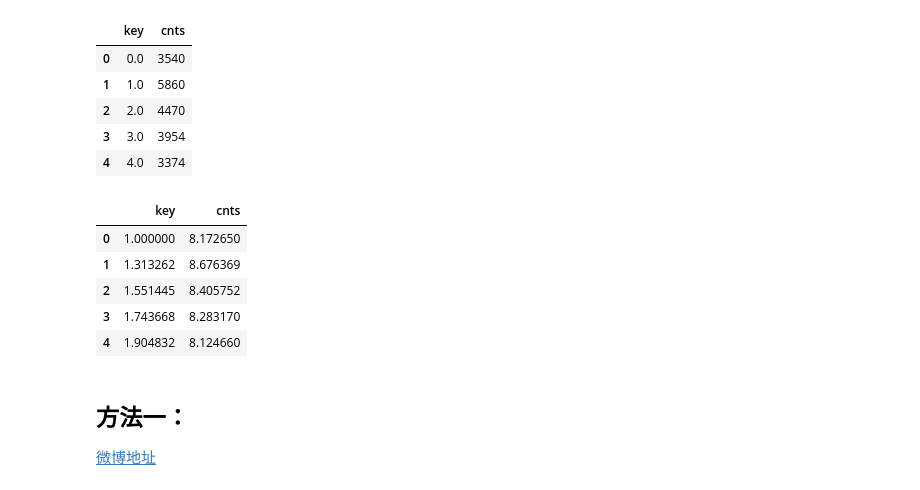
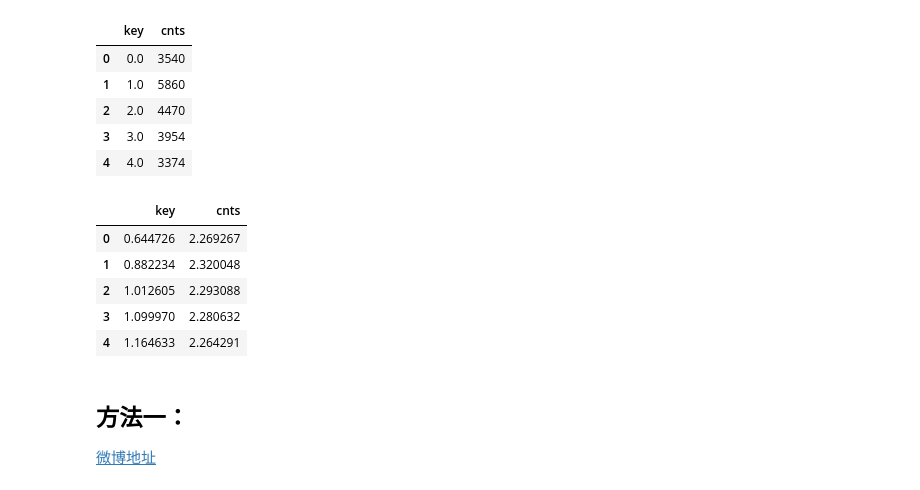
Before and after one commit to Dcwjh/Python, a Jupyter notebook: 曲线.ipynb, the cells around one changed output. Cells and saved outputs as stored; diff of their text form; code cells hidden in the pictures.

```diff
--- a/曲线.ipynb
+++ b/曲线.ipynb
@@ -8,7 +8,7 @@ from collections import Counter
 from math import log
 from math import e
 # %%
-data = pd.read_csv('tongji.csv')
+data = pd.read_csv('C:\\Users\\Mr.Wang\\zhihudata\\tongji.csv')
 # %%
 data = data.fillna(value=0)
 data = data.sort_values(["following_count"],ascending=True)
@@ -35,15 +36,15 @@ df.head()
 | 3 | 3.0 | 3954 |
 | 4 | 4.0 | 3374 |
 # %%
-df = np.log(df+e)
+df = np.log(df+1.5)
 df.head()
 # %% [output]
 |  | key | cnts |
-| 0 | 1.000000 | 8.172650 |
-| 1 | 1.313262 | 8.676369 |
-| 2 | 1.551445 | 8.405752 |
-| 3 | 1.743668 | 8.283170 |
-| 4 | 1.904832 | 8.124660 |
+| 0 | 0.644726 | 2.269267 |
+| 1 | 0.882234 | 2.320048 |
+| 2 | 1.012605 | 2.293088 |
+| 3 | 1.099970 | 2.280632 |
+| 4 | 1.164633 | 2.264291 |
 # %%
 #df.plot.scatter(x='key',y='cnts',color='DarkBlue')
 # %% [markdown]
```
Also changed, not shown: parts of 8 cells of this notebook, 1 other file.
